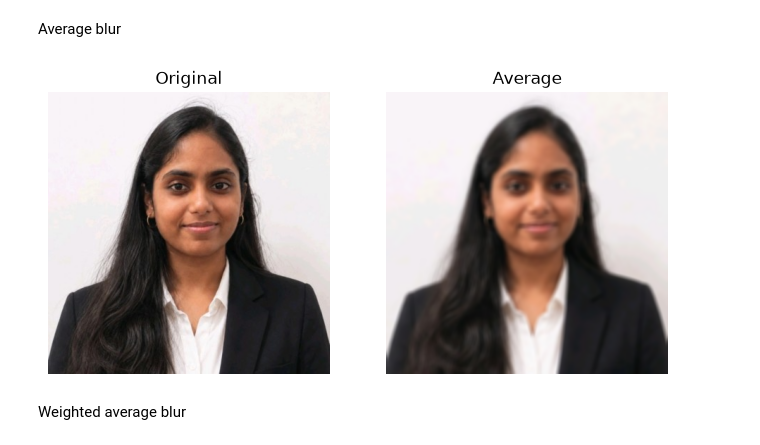
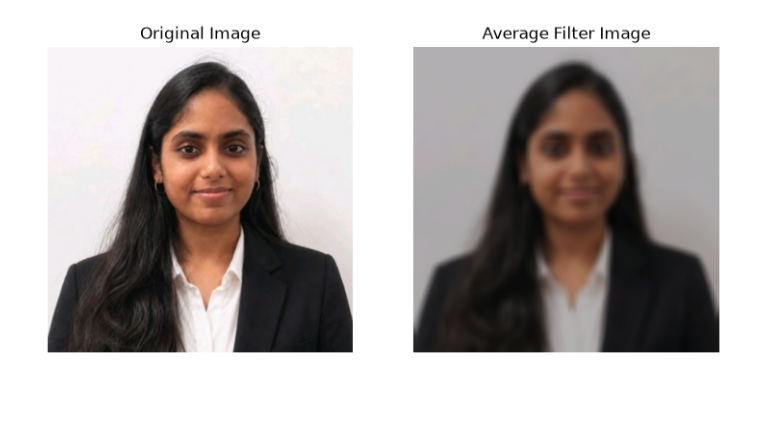
Before and after one commit to Ramithachowdary/image-enhancement-filters-opencv, a Jupyter notebook: Ex-5.ipynb, the cells around one changed output. Saved outputs shown, nothing was run; the diff lists cells and outputs as text; code cells hidden in the pictures; blank space fills up the shorter version.

```diff
--- a/Ex-5.ipynb
+++ b/Ex-5.ipynb
@@ -5,33 +6,20 @@
 # %%
 import cv2
+import matplotlib.pyplot as plt
 import numpy as np
-import matplotlib.pyplot as plt
-
-bgr = cv2.imread("ramitha.png")
-img = cv2.cvtColor(bgr, cv2.COLOR_BGR2RGB)
-
-def beside(changed, title, gray=False):
-    plt.figure(figsize=(8, 4))
-    plt.subplot(1, 2, 1)
-    if gray:
-        plt.imshow(changed[0], cmap="gray")
-    else:
-        plt.imshow(img)
-    plt.title("Original")
-    plt.axis("off")
-    plt.subplot(1, 2, 2)
-    if gray:
-        plt.imshow(changed[1], cmap="gray")
-    else:
-        plt.imshow(changed)
-    plt.title(title)
-    plt.axis("off")
-    plt.show()
+image1=cv2.imread("ramitha.png")
+image2=cv2.cvtColor(image1,cv2.COLOR_BGR2RGB)
+kernel=np.ones((11,11),np.float32)/169
+image3=cv2.filter2D(image2,-1,kernel)
+plt.figure(figsize=(9,9))
+plt.subplot(1,2,1)
+plt.imshow(image2)
+plt.title("Original Image")
+plt.axis("off")
+plt.subplot(1,2,2)
+plt.imshow(image3)
+plt.title("Average Filter Image")
+plt.axis("off")
+plt.show()
+# %% [output]
+[figure, added]
-# %% [markdown]
-Average blur
-# %%
-beside(cv2.blur(img, (7, 7)), "Average")
-# %% [output]
-[figure, removed]
-# %% [markdown]
-Weighted average blur
```
Also changed, not shown: parts of 16 cells of this notebook, 8 other files.
